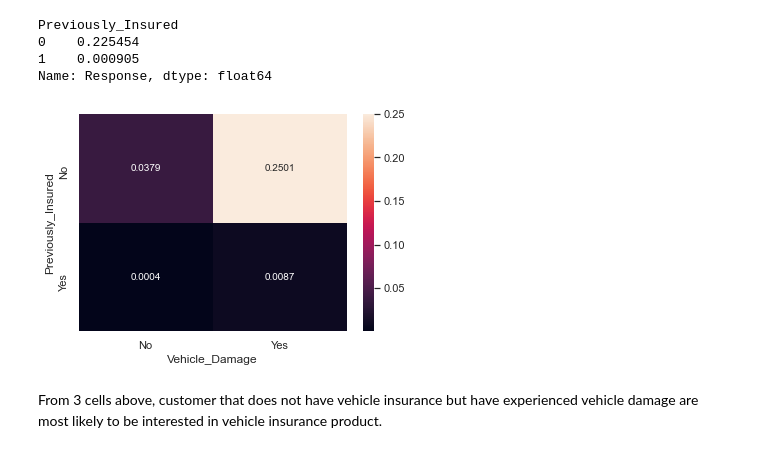
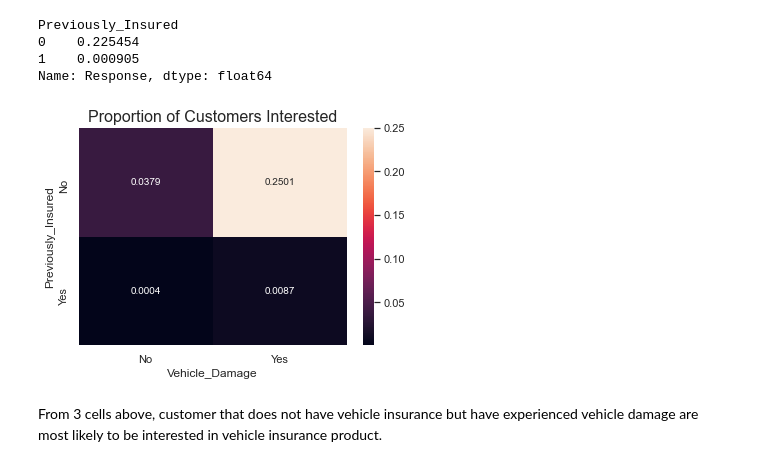
Before and after one commit to hk0111/health_insurance_cross_sell, a Jupyter notebook: Health_Insurance_Cross_Sell_Prediction.ipynb, the cells around one changed output. Drawn from its saved outputs; the diff is of its cells as text; code cells hidden in the pictures.

```diff
--- a/Health_Insurance_Cross_Sell_Prediction.ipynb
+++ b/Health_Insurance_Cross_Sell_Prediction.ipynb
@@ -239,12 +239,13 @@ Name: Response, dtype: float64
 # %%
 # Create Pivot table with Previously_Insured and Vehicle_Damage as grouping variables
 insured__vehicle_damage = df.pivot_table('Response',
                                          index='Previously_Insured',
                                          columns='Vehicle_Damage')
 insured__vehicle_damage.rename(index={0: 'No', 1: 'Yes'}, inplace=True)
-sns.heatmap(insured__vehicle_damage, annot=True, fmt='.4f');
+sns.heatmap(insured__vehicle_damage, annot=True, fmt='.4f')
+plt.title('Proportion of Customers Interested', size=16);
 # %% [output]
-[figure, old version]
+[figure, new version]
 # %% [markdown]
 From 3 cells above, customer that does not have vehicle insurance but have experienced vehicle damage are most likely to be interested in vehicle insurance product.
 # %%
```
Also changed, not shown: parts of 37 cells of this notebook.
